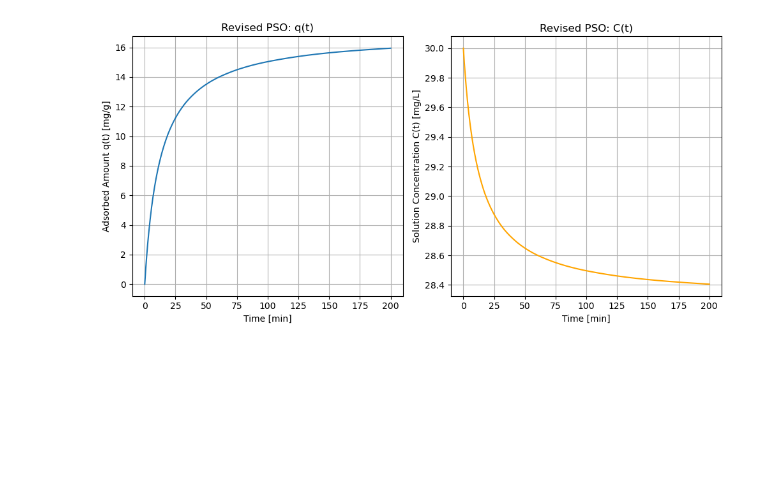
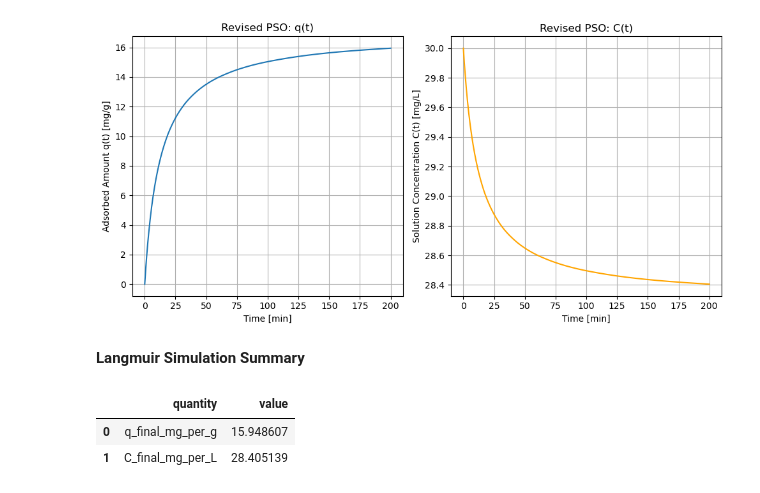
Before and after one commit to weissd2k/Mucking-Around, a Jupyter notebook: Geochemical codes/LangmuirIsotherm.ipynb, the cells around one changed output. Drawn from its saved outputs; the diff is of its cells as text; code cells hidden in the pictures; blank space fills up the shorter version.

```diff
--- a/Geochemical codes/LangmuirIsotherm.ipynb
+++ b/Geochemical codes/LangmuirIsotherm.ipynb
@@ -38,30 +38,49 @@ t_span = (0, 200)
 t_eval = np.linspace(*t_span, 500)
 
 # Solve ODE
 sol = solve_ivp(rqso_ode, t_span, [q0], t_eval=t_eval)
 
 # Extract results
 t = sol.t
 q_t = sol.y[0]
 C_t = C0 - (m/V) * q_t
 
 # Plot
 plt.figure(figsize=(10, 5))
 plt.subplot(1, 2, 1)
 plt.plot(t, q_t, label='q(t) [mg/g]')
 plt.xlabel('Time [min]')
 plt.ylabel('Adsorbed Amount q(t) [mg/g]')
 plt.title('Revised PSO: q(t)')
 plt.grid(True)
 
 plt.subplot(1, 2, 2)
 plt.plot(t, C_t, label='C(t) [mg/L]', color='orange')
 plt.xlabel('Time [min]')
 plt.ylabel('Solution Concentration C(t) [mg/L]')
 plt.title('Revised PSO: C(t)')
 plt.grid(True)
 
 plt.tight_layout()
 plt.show()
+
+# Summarize final values and display with a portable fallback
+import pandas as pd
+summary = pd.DataFrame({
+    'quantity': ['q_final_mg_per_g', 'C_final_mg_per_L'],
+    'value': [q_t[-1], C_t[-1]]
+})
+# NOTE: Use internal display helper when available; otherwise fall back to IPython.display
+try:
+    import caas_jupyter_tools
+    caas_jupyter_tools.display_dataframe_to_user('Langmuir Simulation Summary', summary)
+except Exception:
+    from IPython.display import display, Markdown
+    display(Markdown('**Langmuir Simulation Summary**'))
+    display(summary)
 # %% [output]
 [figure]
+**Langmuir Simulation Summary**
+|  | quantity | value |
+| 0 | q_final_mg_per_g | 15.948607 |
+| 1 | C_final_mg_per_L | 28.405139 |
```
Also changed, not shown: 14 other files.
